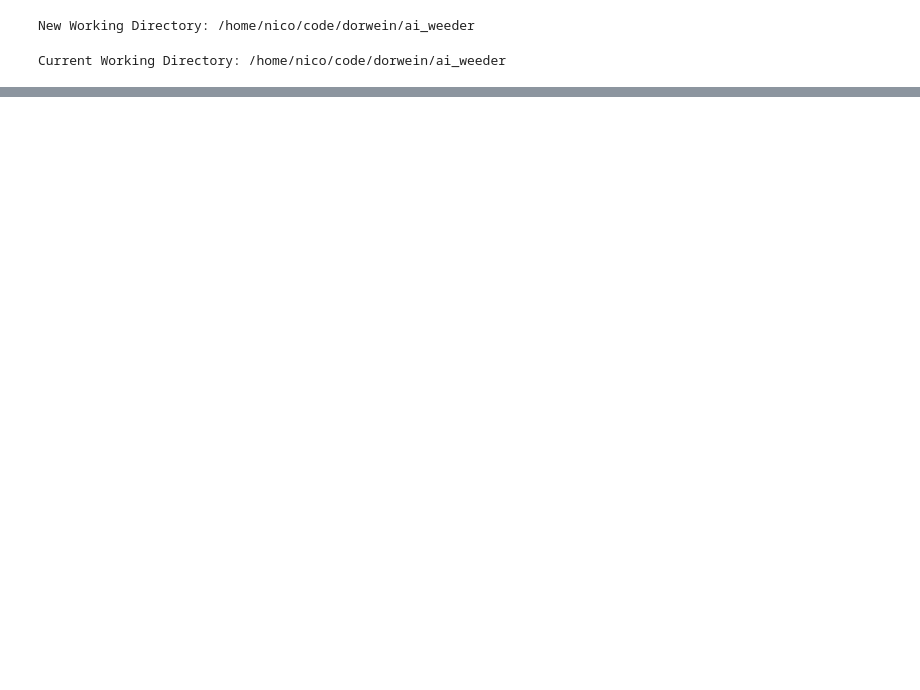
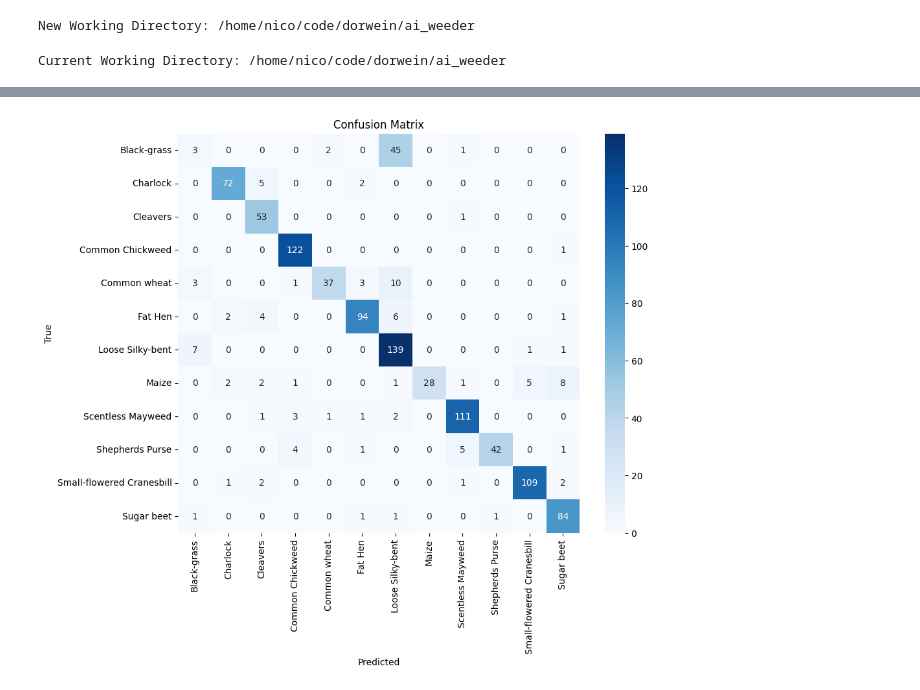
Before and after one commit to dorwein/ai_weeder, a Jupyter notebook: notebooks/notebook_nb2.ipynb, the cells around one changed output, grey strips where cells are left out. Cells and saved outputs as stored; diff of their text form; code cells hidden in the pictures; blank space fills up the shorter version.

```diff
--- a/notebooks/notebook_nb2.ipynb
+++ b/notebooks/notebook_nb2.ipynb
@@ -247,0 +359,37 @@ Num GPUs Available:  0
+# %%
+import numpy as np
+import matplotlib.pyplot as plt
+import seaborn as sns
+from sklearn.metrics import confusion_matrix, ConfusionMatrixDisplay
+from sklearn.preprocessing import LabelBinarizer
+
+# Assuming 'cnn_model' is your trained model and 'val_dataset' is the validation dataset
+# Get the true labels and predicted labels from the validation set
+true_labels = []
+predicted_labels = []
+
+# Loop over the validation set to collect true labels and predictions
+for images, labels in val_dataset_with_distance:
+    # Get model predictions
+    preds = cnn_model.predict(images)
+    # Convert predictions from probabilities to class indices
+    predicted_class_indices = np.argmax(preds, axis=1)
+
+    true_labels.extend(labels.numpy())  # Append true labels
+    predicted_labels.extend(predicted_class_indices)  # Append predicted labels
+
+# Convert lists to numpy arrays
+true_labels = np.array(true_labels)
+predicted_labels = np.array(predicted_labels)
+
+# Generate the confusion matrix
+conf_matrix = confusion_matrix(true_labels, predicted_labels)
+
+# Plot the confusion matrix using seaborn
+plt.figure(figsize=(10, 8))
+sns.heatmap(conf_matrix, annot=True, fmt='g', cmap='Blues', xticklabels=class_names, yticklabels=class_names)
+plt.xlabel('Predicted')
+plt.ylabel('True')
+plt.title('Confusion Matrix')
+plt.show()
+# %% [output]
@@ -247,0 +413 @@ Num GPUs Available:  0
+[figure, added]
```
Also changed, not shown: parts of 29 cells of this notebook.
